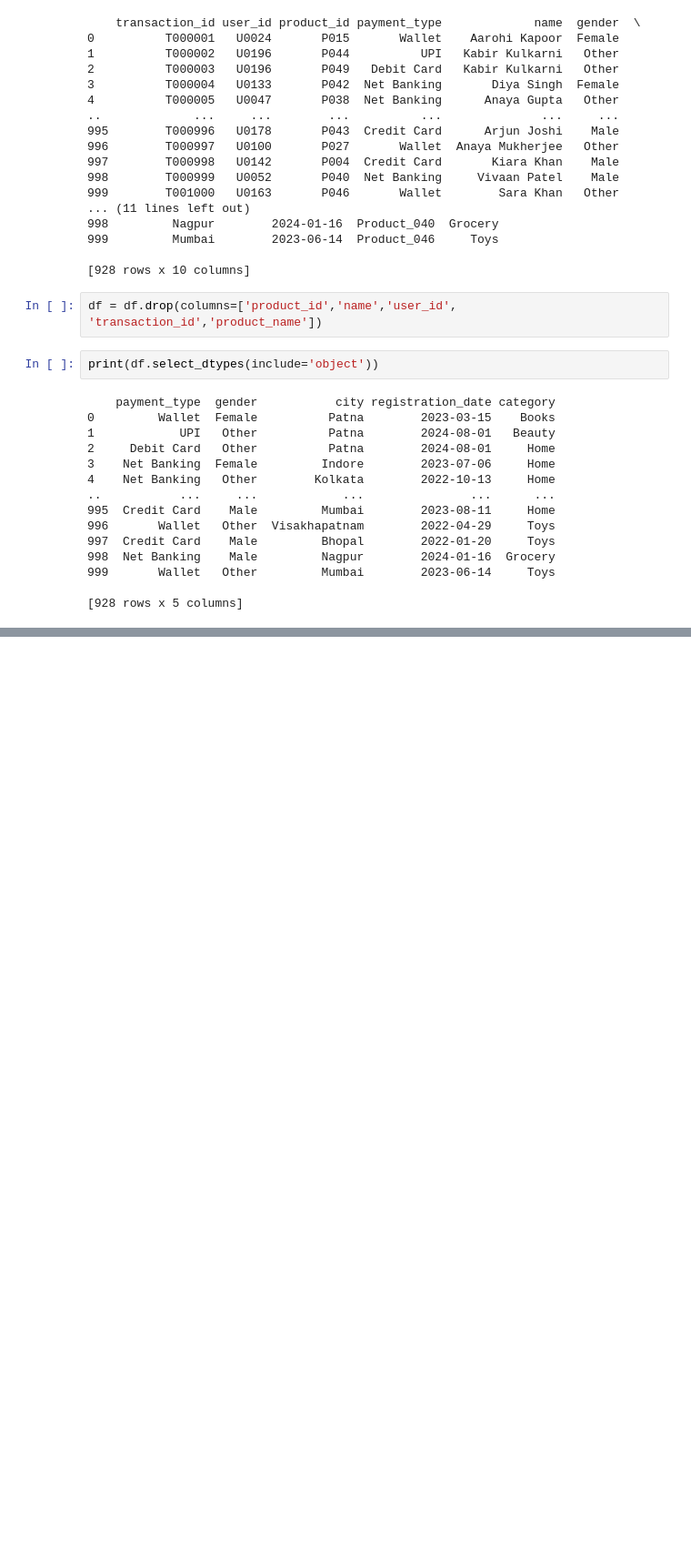
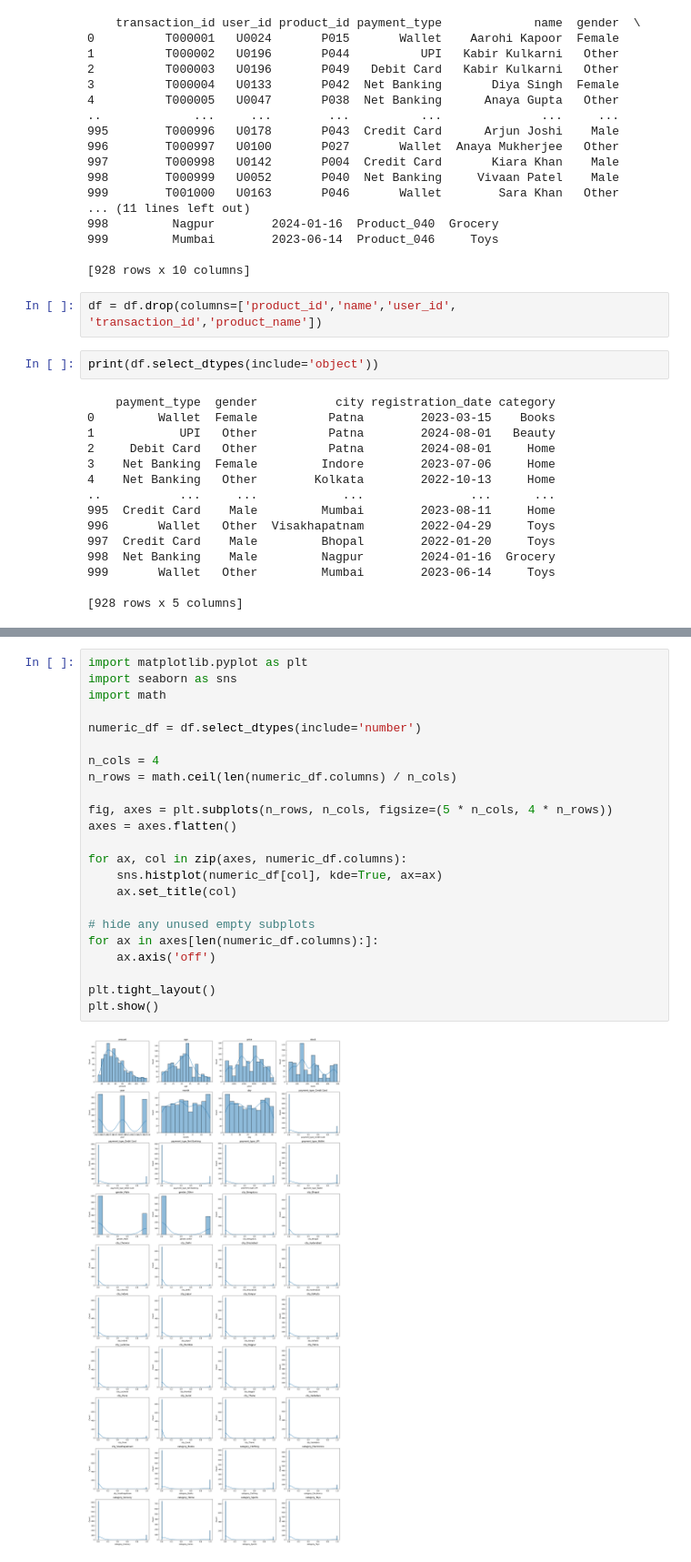
Before and after one commit to omvaja693-create/Customer-Purchase-Behavior-Analyzer, a Jupyter notebook: Customer Purchase Behavior Analyzer.ipynb, the cells around one changed output, grey strips where cells are left out. Shown at 91% size. Cells and saved outputs as stored; diff of their text form; blank space fills up the shorter version.

```diff
--- a/Customer Purchase Behavior Analyzer.ipynb
+++ b/Customer Purchase Behavior Analyzer.ipynb
@@ -202,0 +235,25 @@ print(df.select_dtypes(include='object'))
+# %%
+import matplotlib.pyplot as plt
+import seaborn as sns
+import math
+
+numeric_df = df.select_dtypes(include='number')
+
+n_cols = 4
+n_rows = math.ceil(len(numeric_df.columns) / n_cols)
+
+fig, axes = plt.subplots(n_rows, n_cols, figsize=(5 * n_cols, 4 * n_rows))
+axes = axes.flatten()
+
+for ax, col in zip(axes, numeric_df.columns):
+    sns.histplot(numeric_df[col], kde=True, ax=ax)
+    ax.set_title(col)
+
+# hide any unused empty subplots
+for ax in axes[len(numeric_df.columns):]:
+    ax.axis('off')
+
+plt.tight_layout()
+plt.show()
+# %% [output]
+[figure, added]
```
Also changed, not shown: parts of 2 cells of this notebook.
